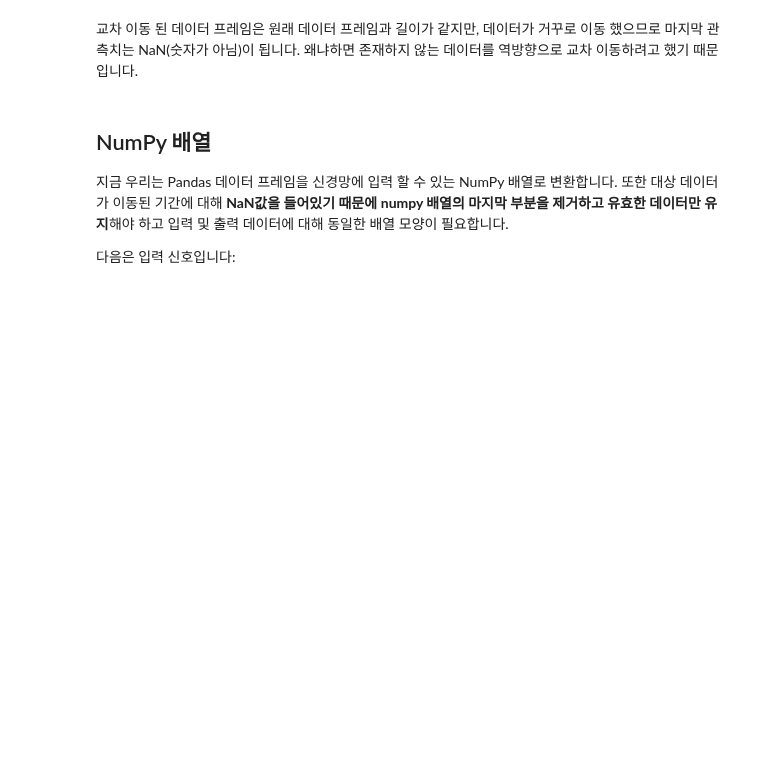
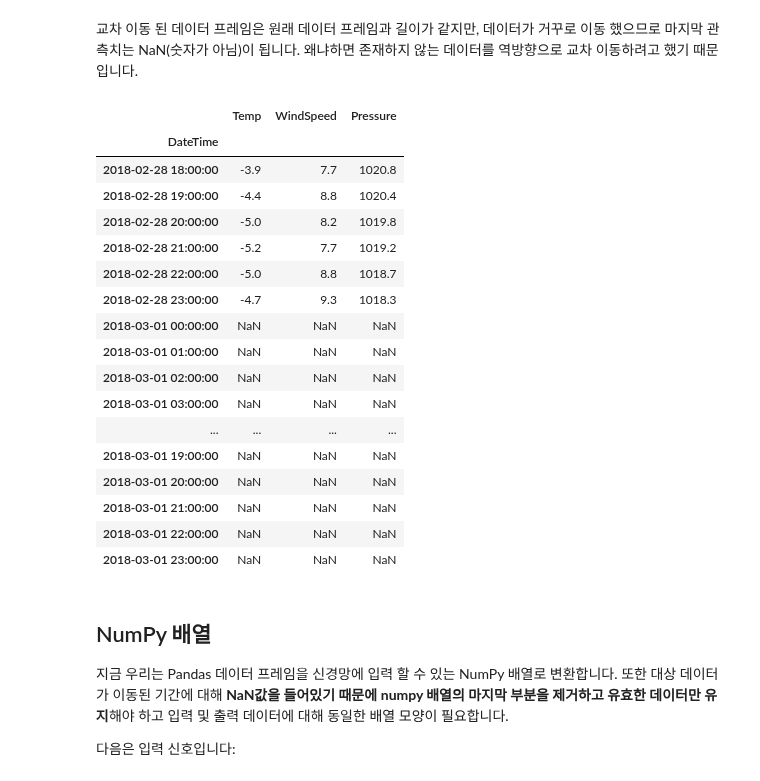
Before and after one commit to sturu1/THU-PM, a Jupyter notebook: Copy_of_7_Time_Series_Problem_using_RNN_ipynb의_사본.ipynb, the cells around one changed output. Cells and saved outputs as stored; diff of their text form; code cells hidden in the pictures; blank space fills up the shorter version.

```diff
--- a/Copy_of_7_Time_Series_Problem_using_RNN_ipynb의_사본.ipynb
+++ b/Copy_of_7_Time_Series_Problem_using_RNN_ipynb의_사본.ipynb
@@ -217,5 +276,26 @@ df['Odense']['Temp']['2006-05':'2006-07'].plot()
 # %% [markdown]
 교차 이동 된 데이터 프레임은 원래 데이터 프레임과 길이가 같지만, 데이터가 거꾸로 이동 했으므로 마지막 관측치는 NaN(숫자가 아님)이 됩니다. 왜냐하면 존재하지 않는 데이터를 역방향으로 교차 이동하려고 했기 때문입니다.
+# %%
+df_targets.tail(30)
+# %% [output]
+|  | Temp | WindSpeed | Pressure |
+| DateTime |  |  |  |
+| 2018-02-28 18:00:00 | -3.9 | 7.7 | 1020.8 |
+| 2018-02-28 19:00:00 | -4.4 | 8.8 | 1020.4 |
+| 2018-02-28 20:00:00 | -5.0 | 8.2 | 1019.8 |
+| 2018-02-28 21:00:00 | -5.2 | 7.7 | 1019.2 |
+| 2018-02-28 22:00:00 | -5.0 | 8.8 | 1018.7 |
+| 2018-02-28 23:00:00 | -4.7 | 9.3 | 1018.3 |
+| 2018-03-01 00:00:00 | NaN | NaN | NaN |
+| 2018-03-01 01:00:00 | NaN | NaN | NaN |
+| 2018-03-01 02:00:00 | NaN | NaN | NaN |
+| 2018-03-01 03:00:00 | NaN | NaN | NaN |
+| ... | ... | ... | ... |
+| 2018-03-01 19:00:00 | NaN | NaN | NaN |
+| 2018-03-01 20:00:00 | NaN | NaN | NaN |
+| 2018-03-01 21:00:00 | NaN | NaN | NaN |
+| 2018-03-01 22:00:00 | NaN | NaN | NaN |
+| 2018-03-01 23:00:00 | NaN | NaN | NaN |
 # %% [markdown]
 ## NumPy 배열
 지금 우리는 Pandas 데이터 프레임을 신경망에 입력 할 수 있는 NumPy 배열로 변환합니다. 또한 대상 데이터가 이동된 기간에 대해 **NaN값을 들어있기 때문에 numpy 배열의 마지막 부분을 제거하고 유효한 데이터만 유지**해야 하고 입력 및 출력 데이터에 대해 동일한 배열 모양이 필요합니다.
```
Also changed, not shown: parts of 65 cells of this notebook.
